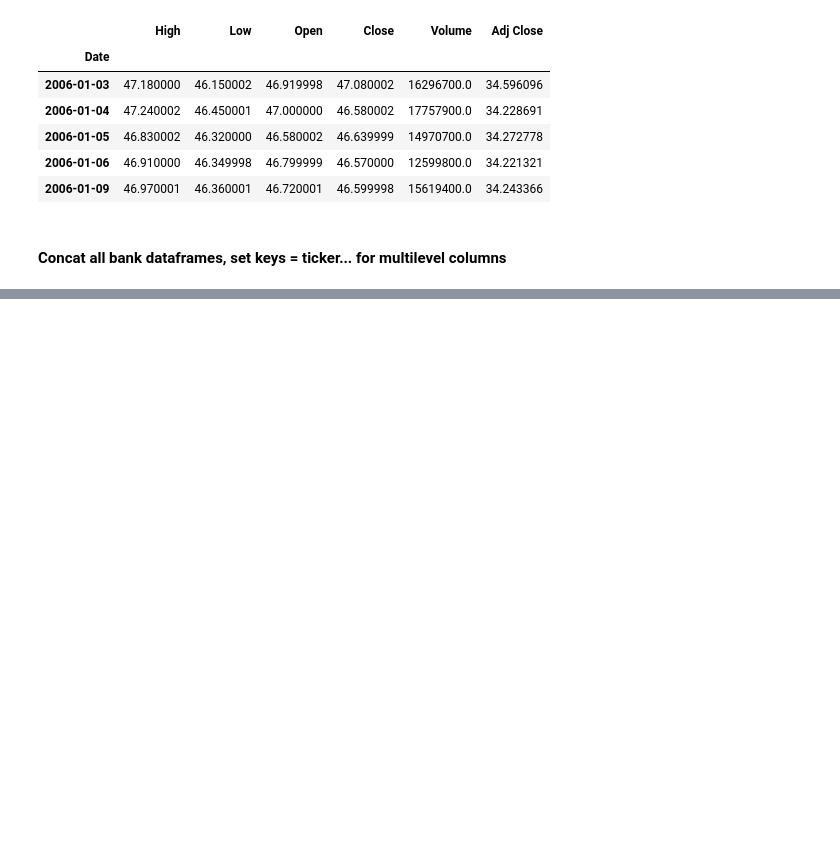
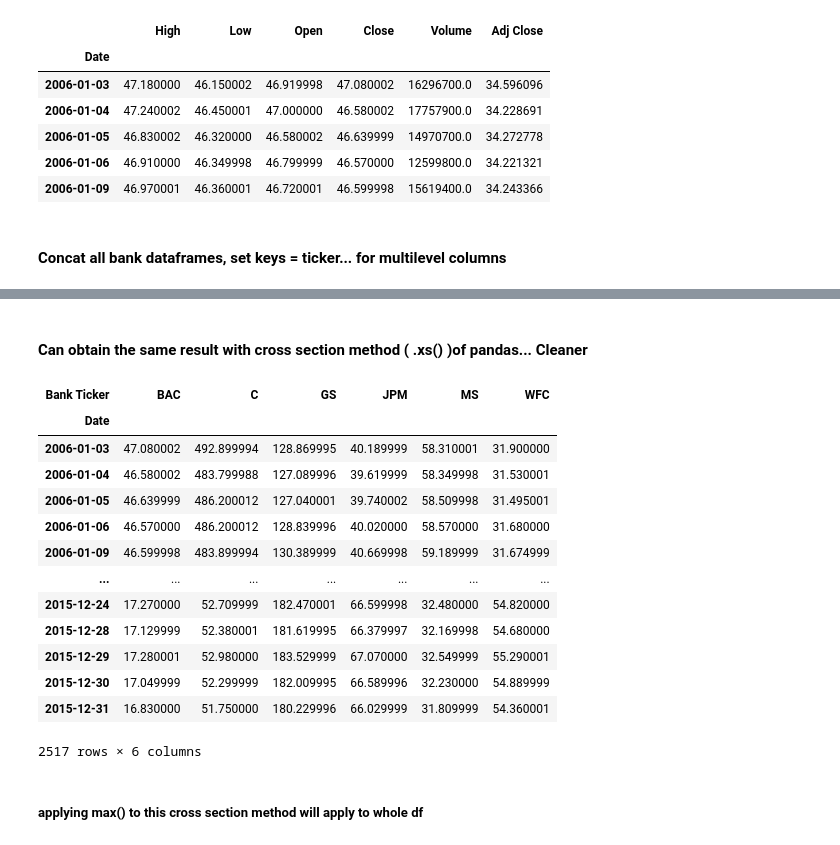
Before and after one commit to hp-parashar/Uber-Exploratory-Data-Analysis, a Jupyter notebook: Financial Data Analysis.ipynb, the cells around one changed output, grey strips where cells are left out. Cells and saved outputs as stored; diff of their text form; code cells hidden in the pictures; blank space fills up the shorter version.

```diff
--- a/Financial Data Analysis.ipynb
+++ b/Financial Data Analysis.ipynb
@@ -78,0 +77,2 @@ bank_stocks
+# %%
+names = ['Bank Ticker','Stock Info']
@@ -78,0 +106,21 @@ bank_stocks
+# %% [markdown]
+#### Can obtain the same result with cross section method ( .xs() )of pandas... Cleaner
+# %%
+bank_stocks.xs(key = 'Close', level = 'Stock Info', axis = 1)
+# %% [output]
+| Bank Ticker | BAC | C | GS | JPM | MS | WFC |
+| Date |  |  |  |  |  |  |
+| 2006-01-03 | 47.080002 | 492.899994 | 128.869995 | 40.189999 | 58.310001 | 31.900000 |
+| 2006-01-04 | 46.580002 | 483.799988 | 127.089996 | 39.619999 | 58.349998 | 31.530001 |
+| 2006-01-05 | 46.639999 | 486.200012 | 127.040001 | 39.740002 | 58.509998 | 31.495001 |
+| 2006-01-06 | 46.570000 | 486.200012 | 128.839996 | 40.020000 | 58.570000 | 31.680000 |
+| 2006-01-09 | 46.599998 | 483.899994 | 130.389999 | 40.669998 | 59.189999 | 31.674999 |
+| ... | ... | ... | ... | ... | ... | ... |
+| 2015-12-24 | 17.270000 | 52.709999 | 182.470001 | 66.599998 | 32.480000 | 54.820000 |
+| 2015-12-28 | 17.129999 | 52.380001 | 181.619995 | 66.379997 | 32.169998 | 54.680000 |
+| 2015-12-29 | 17.280001 | 52.980000 | 183.529999 | 67.070000 | 32.549999 | 55.290001 |
+| 2015-12-30 | 17.049999 | 52.299999 | 182.009995 | 66.589996 | 32.230000 | 54.889999 |
+| 2015-12-31 | 16.830000 | 51.750000 | 180.229996 | 66.029999 | 31.809999 | 54.360001 |
+2517 rows × 6 columns
+# %% [markdown]
+##### applying max() to this cross section method will apply to whole df
```
Also changed, not shown: parts of 18 cells of this notebook.
